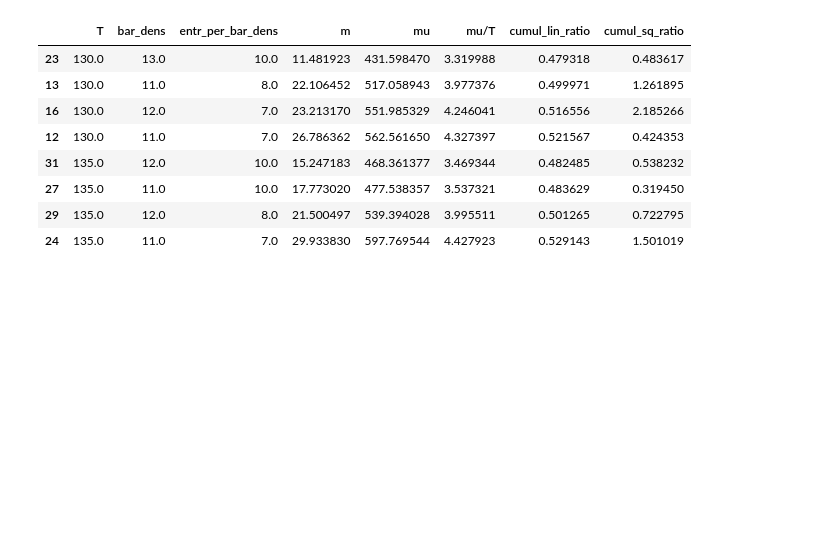
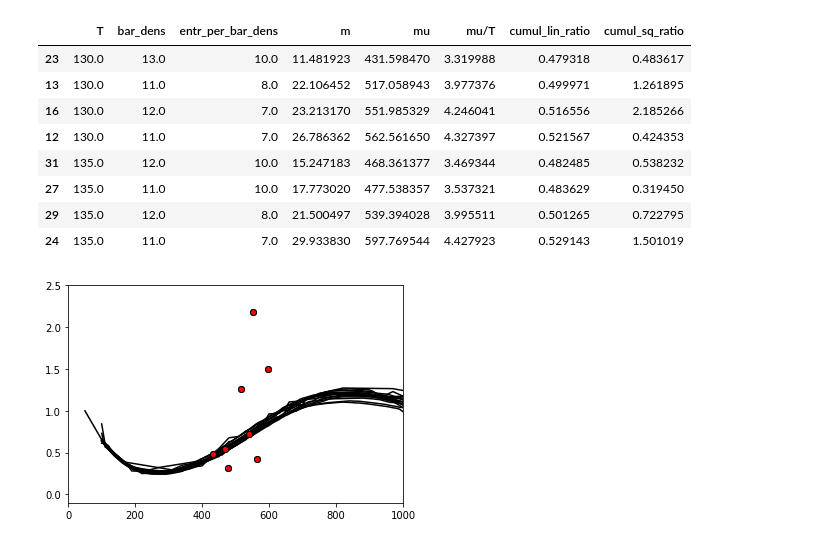
Before and after one commit to NazyS/relativistic-ISCT-EoS, a Jupyter notebook: phase_transition.ipynb, the cells around one changed output. Cells and saved outputs as stored; diff of their text form; code cells hidden in the pictures; blank space fills up the shorter version.

```diff
--- a/phase_transition.ipynb
+++ b/phase_transition.ipynb
@@ -267,0 +316,7 @@ selected_df.to_csv('cs_sq_fulldata/low_m_selected_points_.csv', index=False)
+# %%
+plot_selected_cumuls_data(kind='sq', cleaned=True, zorder=-1, c='k')
+plt.ylim(-0.1, 2.5)
+plt.xlim(0, 1000)
+plt.show()
+# %% [output]
+[figure, added]
```
Also changed, not shown: parts of 6 cells of this notebook.
